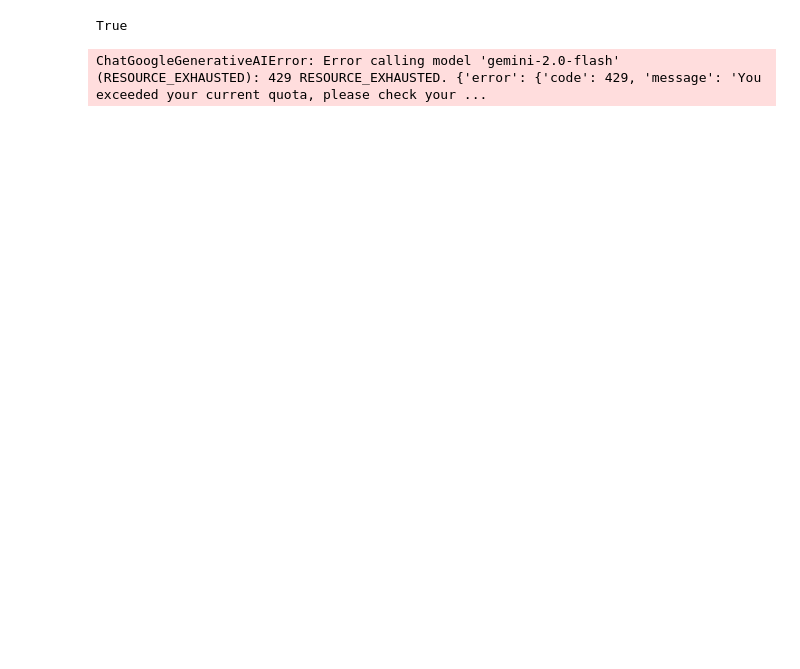
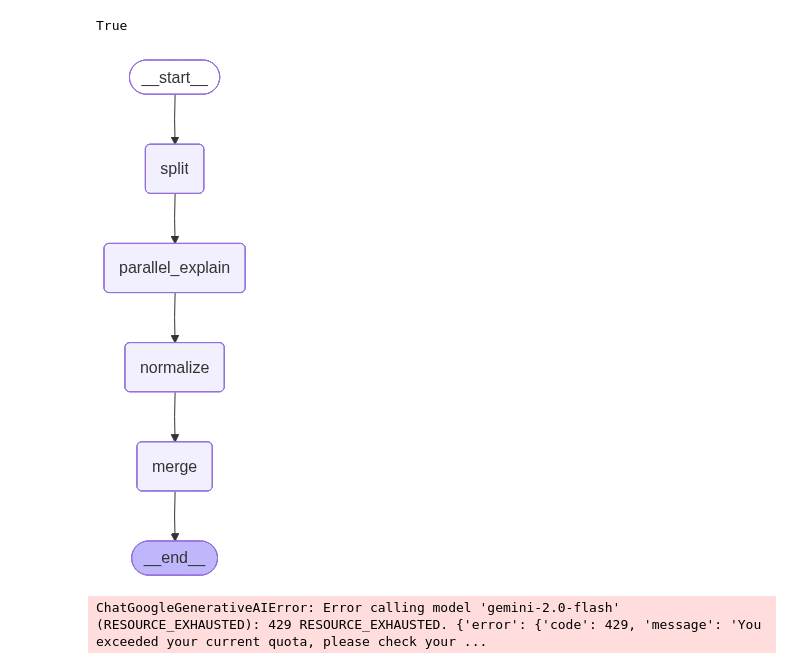
Before and after one commit to bsb4018/agentsPproj09qq12, a Jupyter notebook: 2.parallelization_agents/parallel_agents_exp1.ipynb, the cells around one changed output. Cells and saved outputs as stored; diff of their text form; code cells hidden in the pictures; blank space fills up the shorter version.

```diff
--- a/parallelization_agents/parallel_agents.ipynb
+++ b/2.parallelization_agents/parallel_agents_exp1.ipynb
@@ -8,10 +11,15 @@ load_dotenv()
 # %% [output]
 True
 # %%
-GOOGLE_API_KEY = os.environ["GOOGLE_API_KEY"]
+AZURE_OPENAI_API_KEY=os.environ["AZURE_OPENAI_API_KEY"]
+AZURE_OPENAI_ENDPOINT=os.environ["AZURE_OPENAI_ENDPOINT"]
+AZURE_OPENAI_API_VERSION=os.environ["AZURE_OPENAI_API_VERSION"]
 # %%
-llm = ChatGoogleGenerativeAI(
-    model="gemini-2.0-flash",
+llm = AzureChatOpenAI(
+    api_key=AZURE_OPENAI_API_KEY,
+    azure_endpoint=AZURE_OPENAI_ENDPOINT,
+    api_version=AZURE_OPENAI_API_VERSION,
+    deployment_name="gpt-4o-mini",
     temperature=0.1
 )
 # %%
@@ -73,6 +81,11 @@ workflow.add_edge("normalize", "merge")
 workflow.add_edge("merge", END)
 
 graph = workflow.compile()
+# %%
+from IPython.display import Image, display
+display(Image(graph.get_graph().draw_mermaid_png()))
+# %% [output]
+[figure, added]
 # %%
 result = graph.invoke({
     "user_query": "Neural Networks, Overfitting, Regularization"
```
Also changed, not shown: parts of 1 cell of this notebook, 19 other files.
